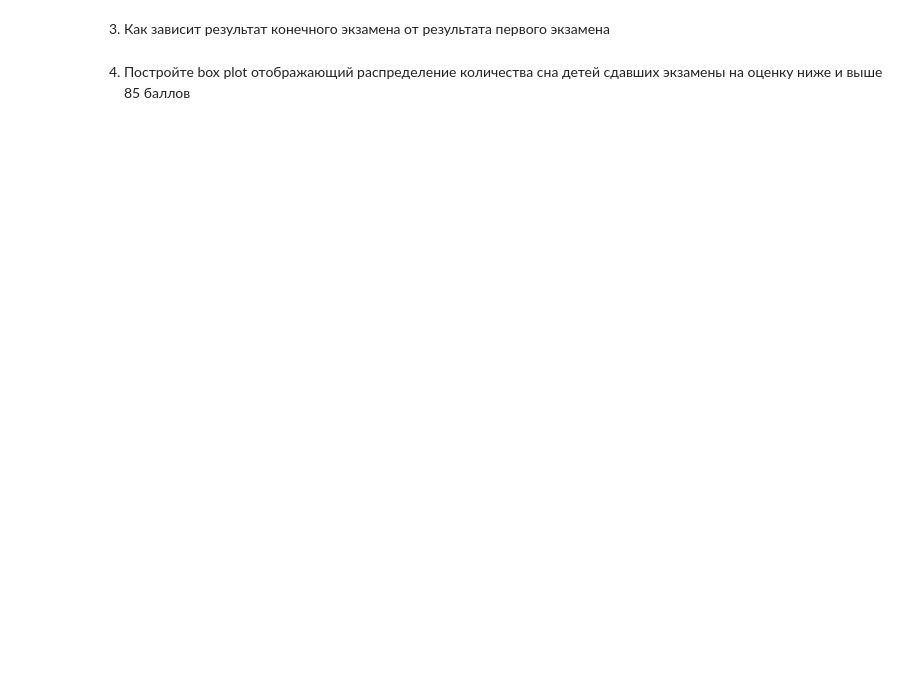
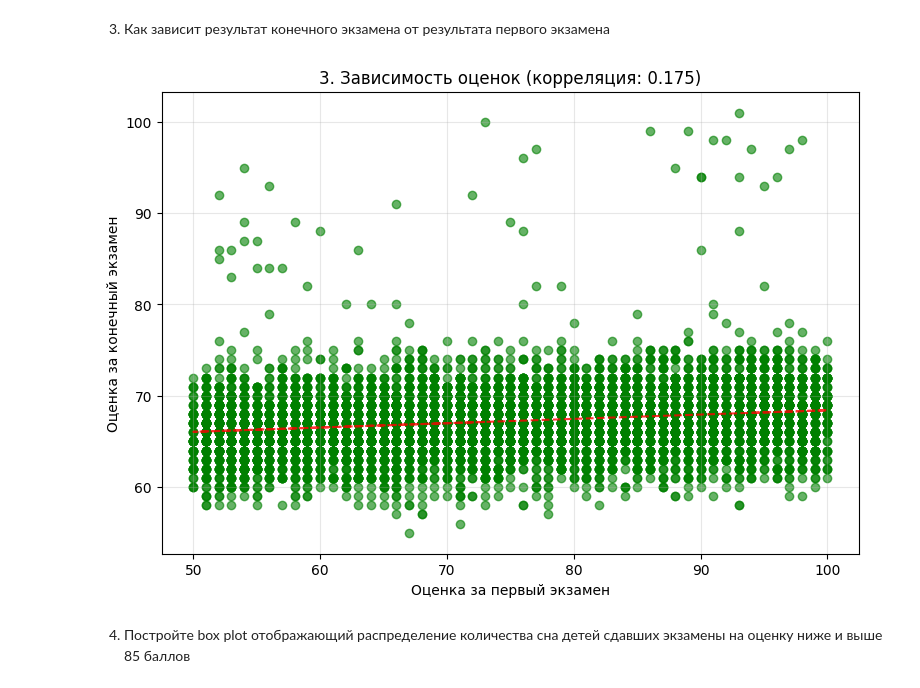
Before and after one commit to nPaBwaYT/MLLabs, a Jupyter notebook: Variant 6/Lab1-6.ipynb, the cells around one changed output. Drawn from its saved outputs; the diff is of its cells as text; code cells hidden in the pictures; blank space fills up the shorter version.

```diff
--- a/Variant 6/Lab1-6.ipynb
+++ b/Variant 6/Lab1-6.ipynb
@@ -100,4 +355,20 @@ import pandas as pd
 # %% [markdown]
 3. Как зависит результат конечного экзамена от результата первого экзамена
+# %%
+plt.style.use('default')
+fig, axes = plt.subplots(1, 1, figsize=(9, 6))
+
+axes.scatter(df['Previous_Scores'], df['Exam_Score'], alpha=0.6, color='green')
+z = np.polyfit(df['Previous_Scores'], df['Exam_Score'], 1)
+p = np.poly1d(z)
+axes.plot(df['Previous_Scores'], p(df['Previous_Scores']), "r--", alpha=0.8)
+
+correlation = df['Previous_Scores'].corr(df['Exam_Score'])
+axes.set_xlabel('Оценка за первый экзамен')
+axes.set_ylabel('Оценка за конечный экзамен')
+axes.set_title(f'3. Зависимость оценок (корреляция: {correlation:.3f})')
+axes.grid(True, alpha=0.3)
+# %% [output]
+[figure, added]
 # %% [markdown]
 4. Постройте box plot отображающий распределение количества сна детей сдавших экзамены на оценку ниже и выше 85 баллов
```
Also changed, not shown: parts of 30 cells of this notebook.
